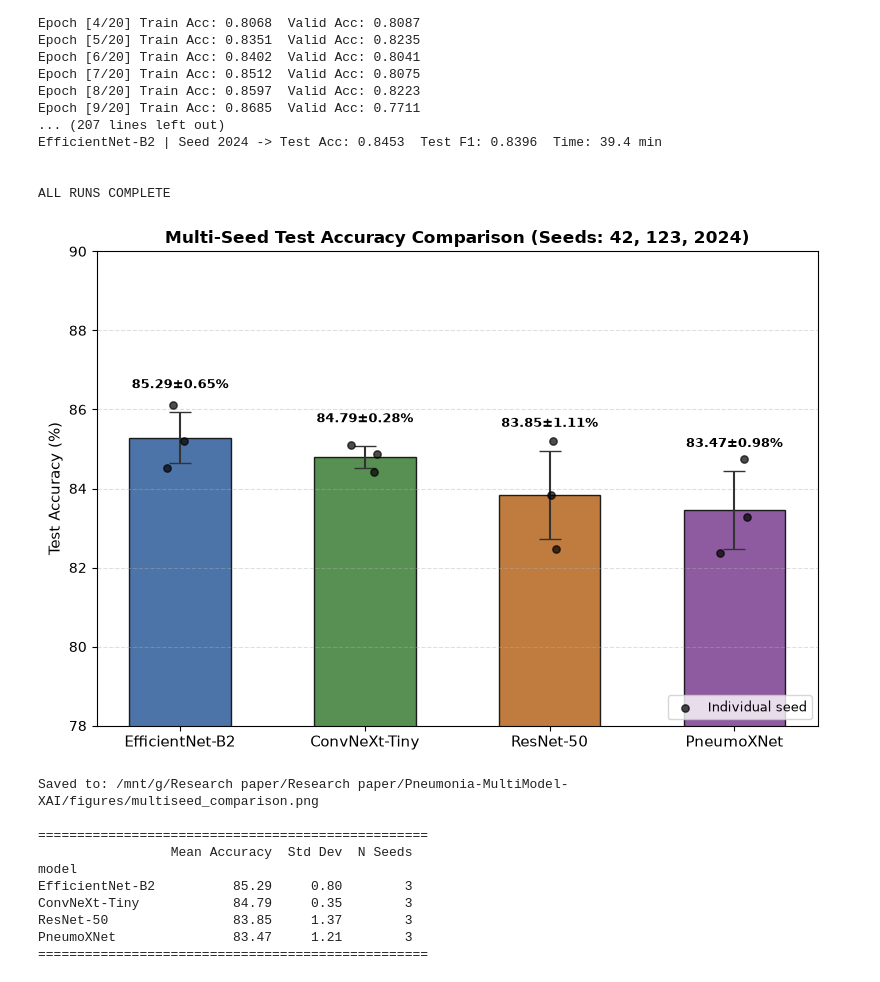
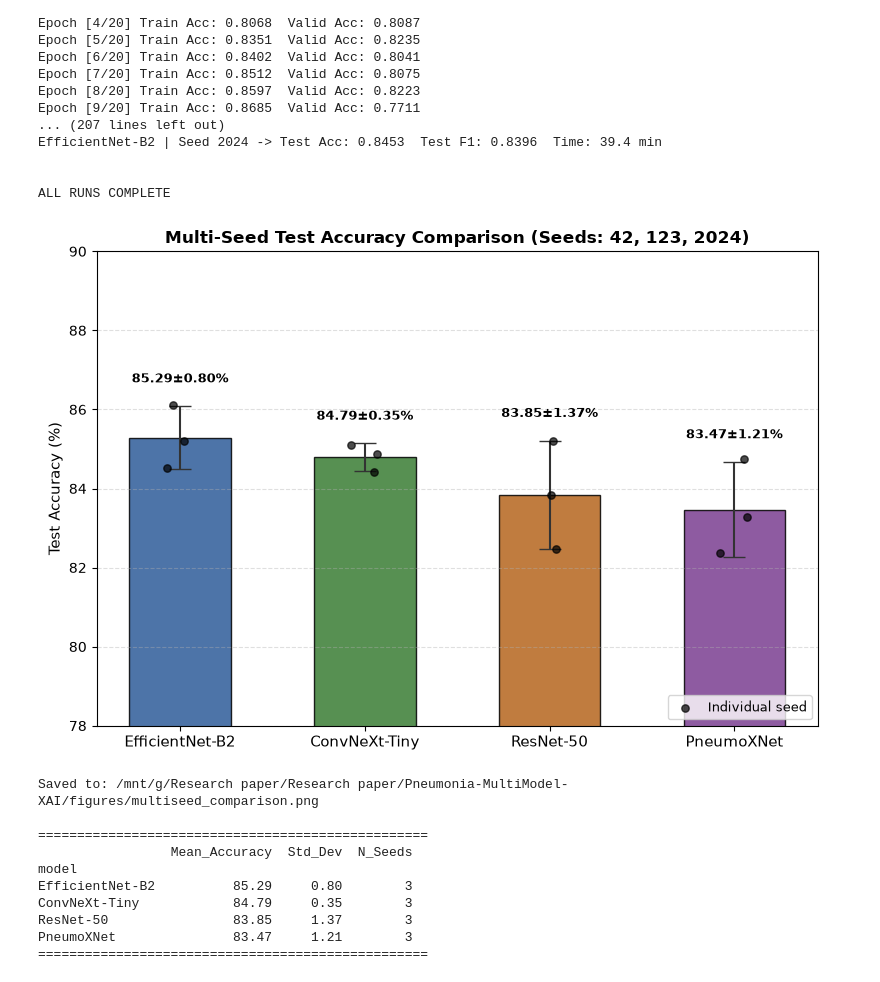
Before and after one commit to jaimulhaque/Pneumonia-MultiModel-XAI, a Jupyter notebook: notebooks/12_Baselines_260px_Retrain.ipynb, the cells around one changed output. Cells and saved outputs as stored; diff of their text form; code cells hidden in the pictures.

```diff
--- a/notebooks/12_Baselines_260px_Retrain.ipynb
+++ b/notebooks/12_Baselines_260px_Retrain.ipynb
@@ -291,7 +291,7 @@ EfficientNet-B2 | Seed 2024 -> Test Acc: 0.8453  Test F1: 0.8396  Time: 39.4 min
 ALL RUNS COMPLETE
 # %%
 # ============================================================
-# Cell: Multi-Seed Comparison Chart (reads saved CSVs directly)
+# Cell: Multi-Seed Comparison Chart (fixed: consistent ddof=1 sample std)
 # ============================================================
 
 import pandas as pd
@@ -311,21 +311,21 @@ FIGURES_DIR.mkdir(parents=True, exist_ok=True)
 # ---- Load and combine data ----
 baselines_df = pd.read_csv(BASELINES_CSV)
 pneumoxnet_df = pd.read_csv(PNEUMOXNET_CSV)
-pneumoxnet_df["model"] = "PneumoXNet"   # ensure consistent column name
+pneumoxnet_df["model"] = "PneumoXNet"
 
 combined_df = pd.concat([
     baselines_df[["model", "seed", "test_accuracy"]],
     pneumoxnet_df[["model", "seed", "test_accuracy"]]
 ], ignore_index=True)
 
-# Fixed display order
 model_order = ["EfficientNet-B2", "ConvNeXt-Tiny", "ResNet-50", "PneumoXNet"]
 colors = ["#2E5C99", "#3A7D34", "#B5651D", "#7A3E91"]
 
 data = {m: combined_df[combined_df["model"] == m]["test_accuracy"].values for m in model_order}
 
+# ddof=1 -> sample standard deviation (matches pandas default, used consistently now)
 means = [np.mean(data[m]) * 100 for m in model_order]
-stds = [np.std(data[m]) * 100 for m in model_order]
+stds = [np.std(data[m], ddof=1) * 100 for m in model_order]
 
 # ---- Plot ----
 fig, ax = plt.subplots(figsize=(8, 5.5))
@@ -340,43 +340,46 @@ for i, m in enumerate(model_order):
     vals = data[m] * 100
     jitter = rng.uniform(-0.08, 0.08, size=len(vals))
     ax.scatter(np.full(len(vals), x[i]) + jitter, vals,
                color="black", s=28, zorder=5, alpha=0.7,
                label="Individual seed" if i == 0 else None)
 
 for i, (m_val, s_val) in enumerate(zip(means, stds)):
     ax.text(x[i], m_val + s_val + 0.6, f"{m_val:.2f}±{s_val:.2f}%",
             ha="center", fontsize=9.5, fontweight="bold")
 
 ax.set_xticks(x)
 ax.set_xticklabels(model_order, fontsize=10.5)
 ax.set_ylabel("Test Accuracy (%)", fontsize=11)
 ax.set_ylim(78, 90)
 ax.set_title("Multi-Seed Test Accuracy Comparison (Seeds: 42, 123, 2024)", fontsize=12, fontweight="bold")
 ax.grid(axis="y", linestyle="--", alpha=0.4)
 ax.legend(loc="lower right", fontsize=9)
 
 plt.tight_layout()
 
 output_path = FIGURES_DIR / "multiseed_comparison.png"
 plt.savefig(output_path, dpi=220, bbox_inches="tight")
 plt.show()
 
 print(f"Saved to: {output_path}")
 
-# ---- Print summary table too ----
-summary = combined_df.groupby("model")["test_accuracy"].agg(["mean", "std", "count"]).reindex(model_order)
-summary.columns = ["Mean Accuracy", "Std Dev", "N Seeds"]
-summary["Mean Accuracy"] = (summary["Mean Accuracy"] * 100).round(2)
-summary["Std Dev"] = (summary["Std Dev"] * 100).round(2)
+# ---- Print summary table (ddof=1, same convention as plot now) ----
+summary = combined_df.groupby("model")["test_accuracy"].agg(
+    Mean_Accuracy="mean",
+    Std_Dev=lambda s: s.std(ddof=1),
+    N_Seeds="count"
+).reindex(model_order)
+summary["Mean_Accuracy"] = (summary["Mean_Accuracy"] * 100).round(2)
+summary["Std_Dev"] = (summary["Std_Dev"] * 100).round(2)
 print("\n" + "=" * 50)
 print(summary.to_string())
 print("=" * 50)
 # %% [output]
-[figure, old version]
+[figure, new version]
 Saved to: /mnt/g/Research paper/Research paper/Pneumonia-MultiModel-XAI/figures/multiseed_comparison.png
 
 ==================================================
-                 Mean Accuracy  Std Dev  N Seeds
+                 Mean_Accuracy  Std_Dev  N_Seeds
 model
 EfficientNet-B2          85.29     0.80        3
 ConvNeXt-Tiny            84.79     0.35        3
```
Also changed, not shown: 2 other files.
